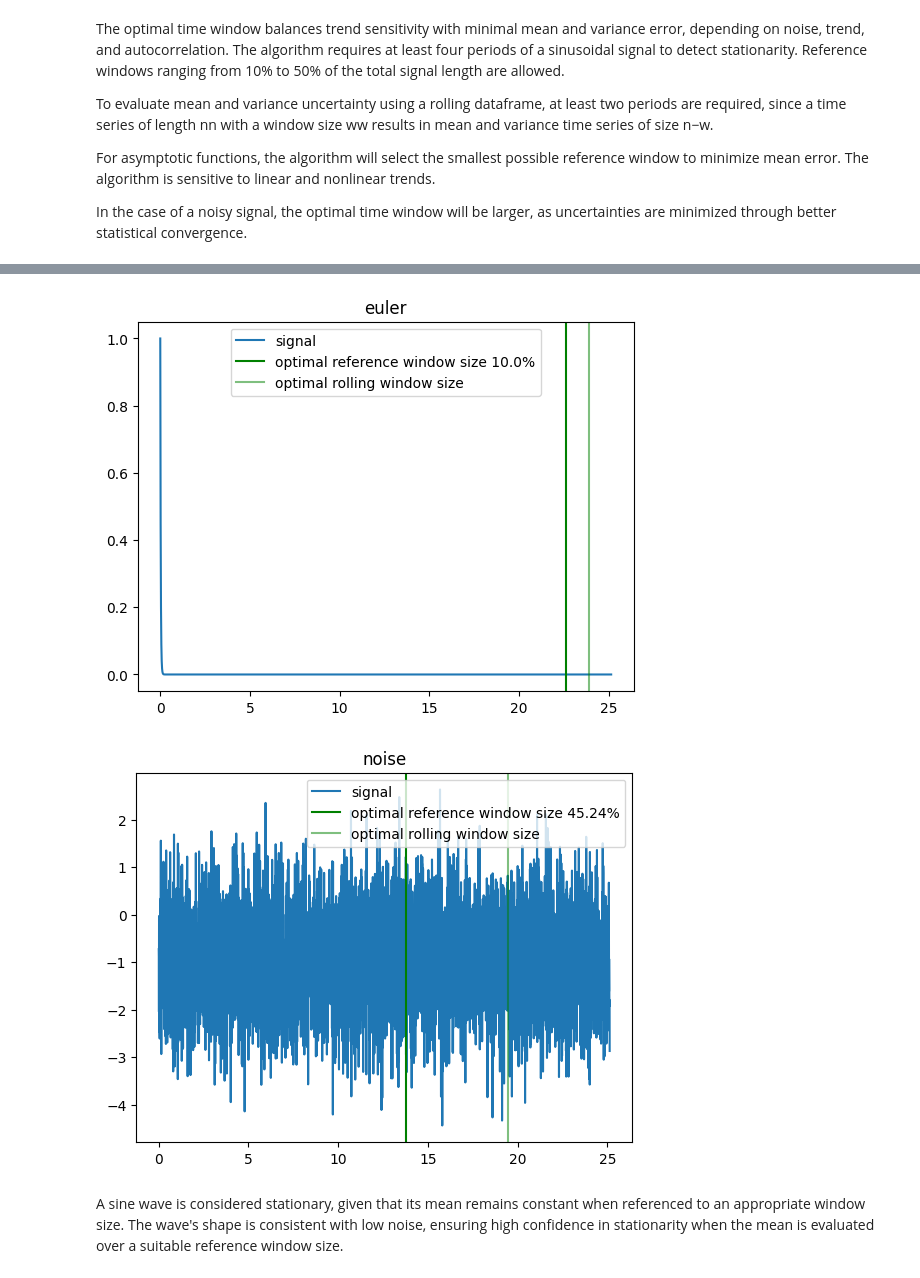
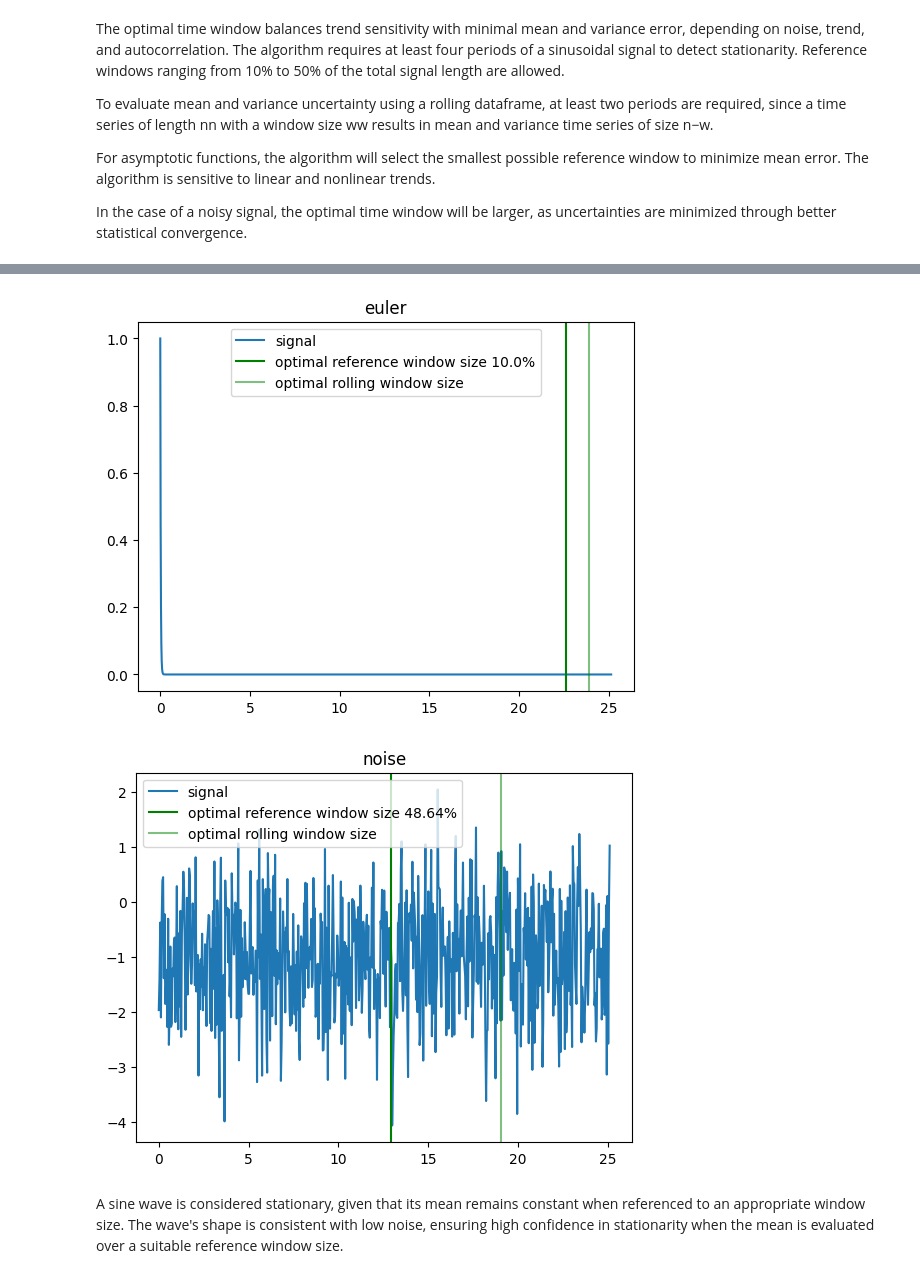
Before and after one commit to MaNyh/NTRfC, a Jupyter notebook: examples/check_timeseries_stationarity.ipynb, the cells around one changed output, grey strips where cells are left out. Drawn from its saved outputs; the diff is of its cells as text; code cells hidden in the pictures.

```diff
--- a/examples/check_timeseries_stationarity.ipynb
+++ b/examples/check_timeseries_stationarity.ipynb
@@ -64,35 +73,35 @@ axs.axvline(x=x[-2*opt_window_size],ymin=-1,ymax=1, color="green", label=f"optim
 axs.axvline(x=x[-opt_window_size],ymin=-1,ymax=1, color="green",alpha=0.5, label="optimal rolling window size")
 axs.set_title("tanh")
 axs.legend()
 plt.show()
 # euler
 eul = np.e ** (-x * 40)
 opt_window, opt_window_size, _ = optimal_window_size(eul)
 
 f,axs = plt.subplots(1,1)
 axs.plot(x, eul, label="signal")
 axs.axvline(x=x[-2*opt_window_size],ymin=-1,ymax=1, color="green", label=f"optimal reference window size {2*opt_window_size/len(x) * 100}%")
 axs.axvline(x=x[-opt_window_size],ymin=-1,ymax=1, color="green", alpha=0.5, label="optimal rolling window size")
 axs.set_title("euler")
 axs.legend()
 plt.show()
 
-t = x[::2]
+t = x[::16]
 
 noise = np.random.normal(-1, 1, len(t))
 opt_window, opt_window_size, _ = optimal_window_size(noise)
 f,axs = plt.subplots(1,1)
 axs.plot(t, noise, label="signal")
 axs.axvline(x=t[-2*opt_window_size],ymin=-1,ymax=1, color="green", label=f"optimal reference window size {2*opt_window_size/len(t) * 100}%")
 axs.axvline(x=t[-opt_window_size],ymin=-1,ymax=1, color="green", alpha=0.5, label="optimal rolling window size")
 axs.set_title("noise")
 axs.legend()
 plt.show()
 # %% [output]
 [figure]
 [figure]
 [figure]
-[figure, old version]
+[figure, new version]
 # %% [markdown]
 A sine wave is considered stationary, given that its mean remains constant when referenced to an appropriate window size. The wave's shape is consistent with low noise, ensuring high confidence in stationarity when the mean is evaluated over a suitable reference window size.
 # %%
```
Also changed, not shown: parts of 11 cells of this notebook, 1 other file.
